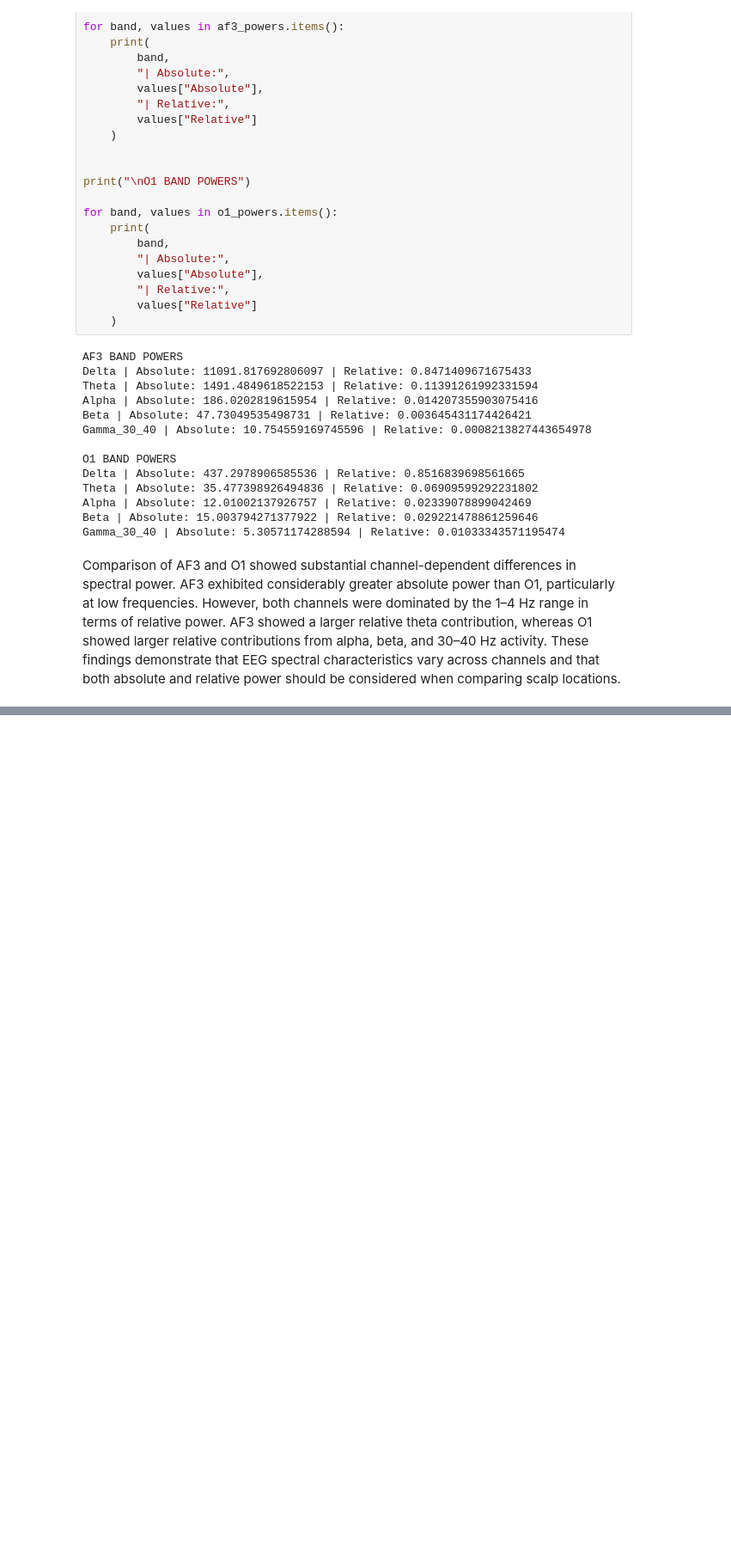
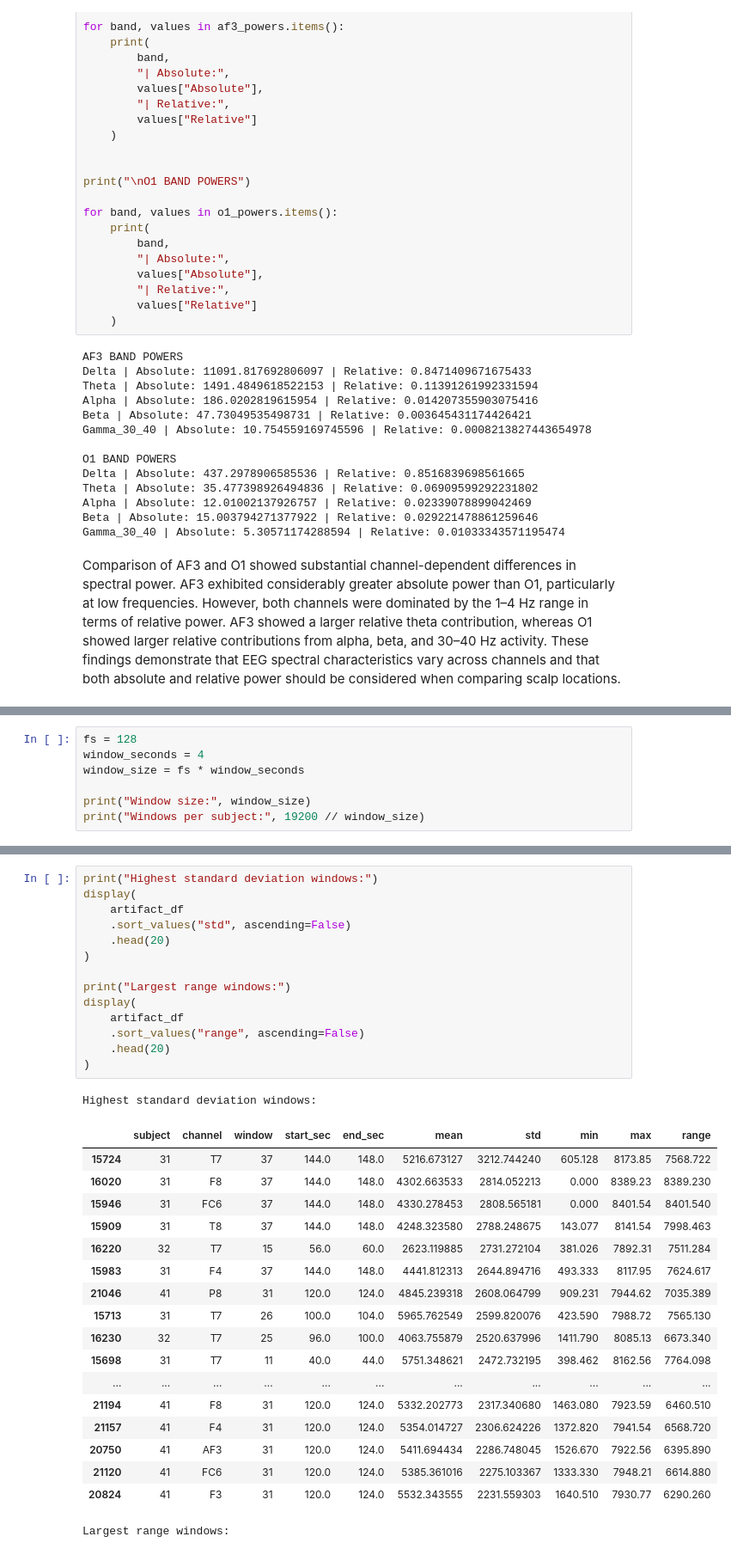
Before and after one commit to HumaimaRiaz47/eeg-cognitive-load-comparison, a Jupyter notebook: notebooks/dataset_exploration.ipynb, the cells around one changed output, grey strips where cells are left out. Shown at 86% size. Cells and saved outputs as stored; diff of their text form; blank space fills up the shorter version.

```diff
--- a/notebooks/dataset_exploration.ipynb
+++ b/notebooks/dataset_exploration.ipynb
@@ -1317,0 +1322,7 @@ Comparison of AF3 and O1 showed substantial channel-dependent differences in spe
+# %%
+fs = 128
+window_seconds = 4
+window_size = fs * window_seconds
+
+print("Window size:", window_size)
+print("Windows per subject:", 19200 // window_size)
@@ -1317,0 +1483,34 @@ Comparison of AF3 and O1 showed substantial channel-dependent differences in spe
+# %%
+print("Highest standard deviation windows:")
+display(
+    artifact_df
+    .sort_values("std", ascending=False)
+    .head(20)
+)
+
+print("Largest range windows:")
+display(
+    artifact_df
+    .sort_values("range", ascending=False)
+    .head(20)
+)
+# %% [output]
+Highest standard deviation windows:
+|  | subject | channel | window | start_sec | end_sec | mean | std | min | max | range |
+| 15724 | 31 | T7 | 37 | 144.0 | 148.0 | 5216.673127 | 3212.744240 | 605.128 | 8173.85 | 7568.722 |
+| 16020 | 31 | F8 | 37 | 144.0 | 148.0 | 4302.663533 | 2814.052213 | 0.000 | 8389.23 | 8389.230 |
+| 15946 | 31 | FC6 | 37 | 144.0 | 148.0 | 4330.278453 | 2808.565181 | 0.000 | 8401.54 | 8401.540 |
+| 15909 | 31 | T8 | 37 | 144.0 | 148.0 | 4248.323580 | 2788.248675 | 143.077 | 8141.54 | 7998.463 |
+| 16220 | 32 | T7 | 15 | 56.0 | 60.0 | 2623.119885 | 2731.272104 | 381.026 | 7892.31 | 7511.284 |
+| 15983 | 31 | F4 | 37 | 144.0 | 148.0 | 4441.812313 | 2644.894716 | 493.333 | 8117.95 | 7624.617 |
+| 21046 | 41 | P8 | 31 | 120.0 | 124.0 | 4845.239318 | 2608.064799 | 909.231 | 7944.62 | 7035.389 |
+| 15713 | 31 | T7 | 26 | 100.0 | 104.0 | 5965.762549 | 2599.820076 | 423.590 | 7988.72 | 7565.130 |
+| 16230 | 32 | T7 | 25 | 96.0 | 100.0 | 4063.755879 | 2520.637996 | 1411.790 | 8085.13 | 6673.340 |
+| 15698 | 31 | T7 | 11 | 40.0 | 44.0 | 5751.348621 | 2472.732195 | 398.462 | 8162.56 | 7764.098 |
+| ... | ... | ... | ... | ... | ... | ... | ... | ... | ... | ... |
+| 21194 | 41 | F8 | 31 | 120.0 | 124.0 | 5332.202773 | 2317.340680 | 1463.080 | 7923.59 | 6460.510 |
+| 21157 | 41 | F4 | 31 | 120.0 | 124.0 | 5354.014727 | 2306.624226 | 1372.820 | 7941.54 | 6568.720 |
+| 20750 | 41 | AF3 | 31 | 120.0 | 124.0 | 5411.694434 | 2286.748045 | 1526.670 | 7922.56 | 6395.890 |
+| 21120 | 41 | FC6 | 31 | 120.0 | 124.0 | 5385.361016 | 2275.103367 | 1333.330 | 7948.21 | 6614.880 |
+| 20824 | 41 | F3 | 31 | 120.0 | 124.0 | 5532.343555 | 2231.559303 | 1640.510 | 7930.77 | 6290.260 |
+Largest range windows:
```
Also changed, not shown: parts of 35 cells of this notebook.
